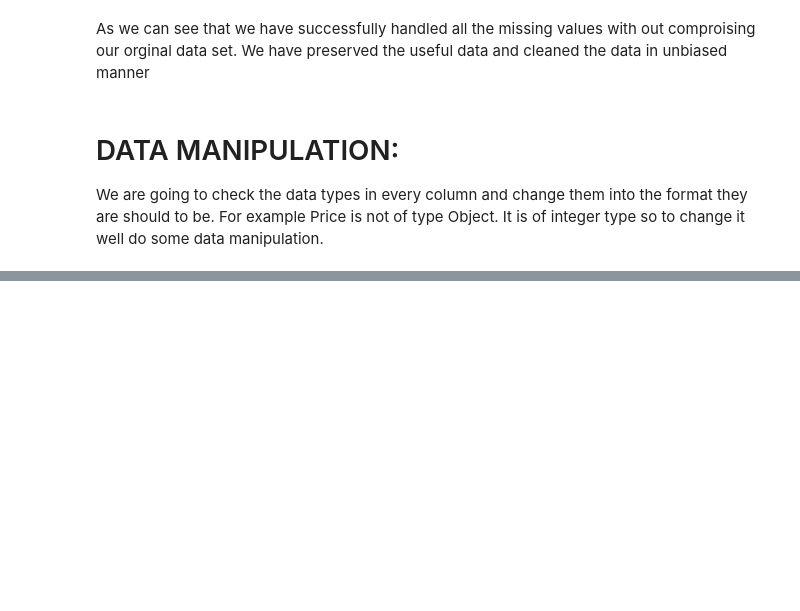
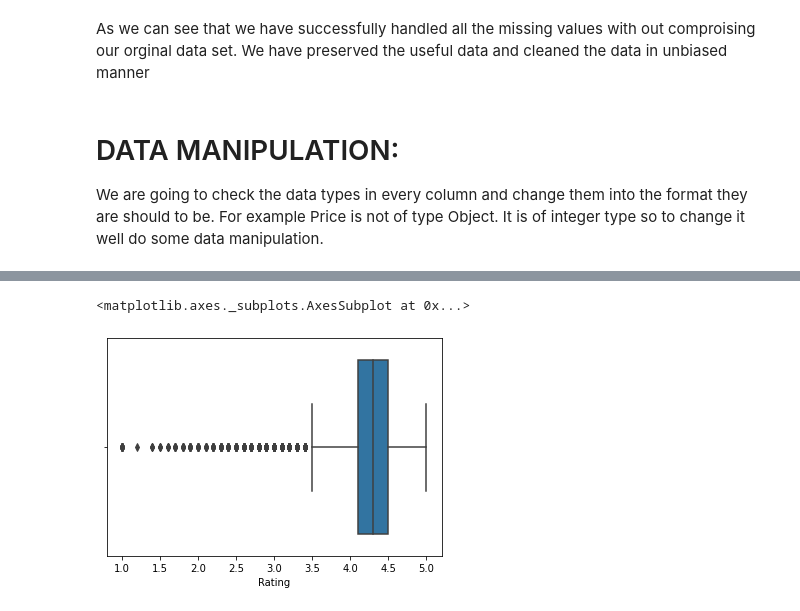
Before and after one commit to Richesh111/PlayStore, a Jupyter notebook: FinalCapstoneProject.ipynb, the cells around one changed output, grey strips where cells are left out. Drawn from its saved outputs; the diff is of its cells as text; code cells hidden in the pictures; blank space fills up the shorter version.

```diff
--- a/FinalCapstoneProject.ipynb
+++ b/FinalCapstoneProject.ipynb
@@ -268,0 +270,7 @@ df["Price"]=df["Price"].apply(lambda x: changing(x))
+# %%
+df["Installs"]=df["Installs"].apply(lambda x: str(x).replace("+","") if "+" in str(x) else str(x))
+df["Installs"]=df["Installs"].apply(lambda x: str(x).replace(",","") if "," in str(x) else str(x))
+
+df["Installs"]=df["Installs"].apply(lambda x: float(x))
+# %%
+df["Reviews"]=pd.to_numeric(df["Reviews"])
@@ -268,0 +289,5 @@ df["Price"]=df["Price"].apply(lambda x: changing(x))
+# %%
+sns.boxplot(x="Rating",data=df)
+# %% [output]
+<matplotlib.axes._subplots.AxesSubplot at 0x...>
+[figure, added]
```
Also changed, not shown: parts of 18 cells of this notebook.
